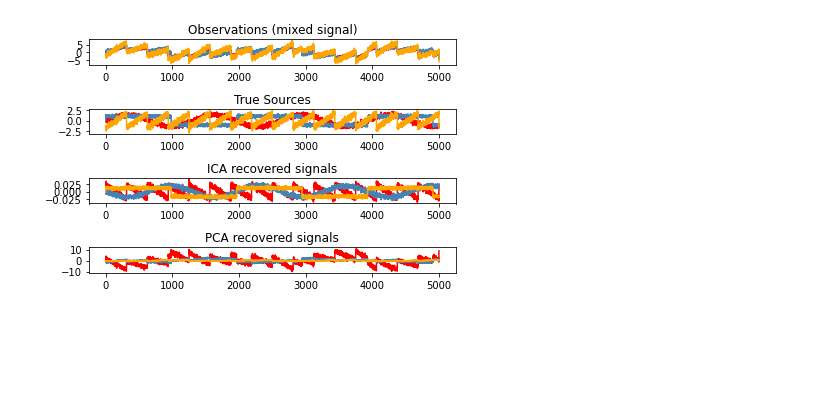
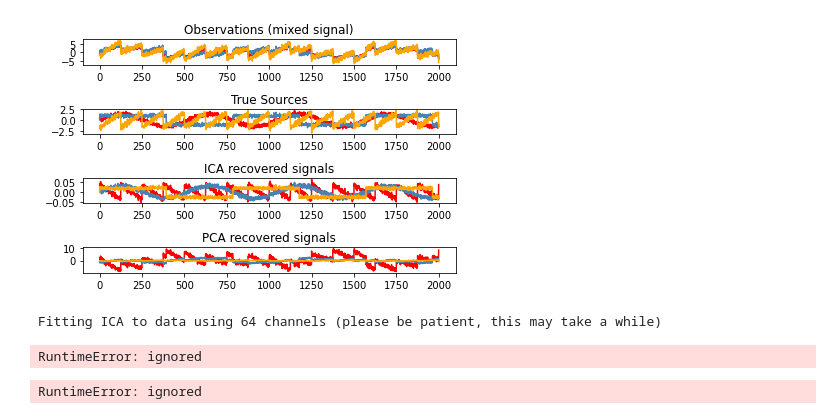
Before and after one commit to alonba/eeg-bss, a Jupyter notebook: FastICA.ipynb, the cells around one changed output. Cells and saved outputs as stored; diff of their text form; code cells hidden in the pictures; blank space fills up the shorter version.

Commit message:
Import the filtered data and install required libs (mne, pymatreader). Fail to run ICA

```diff
--- a/FastICA.ipynb
+++ b/FastICA.ipynb
@@ -10,7 +13,7 @@ from sklearn.decomposition import FastICA, PCA
 # #############################################################################
 # Generate sample data
 np.random.seed(0)
-n_samples = 1000
+n_samples = 2000
 time = np.linspace(0, 8, n_samples)
 
 s1 = np.sin(3 * time)  # Signal 1 : sinusoidal signal
@@ -33,31 +36,31 @@ A_ = ica.mixing_  # Get estimated mixing matrix
 # We can `prove` that the ICA model applies by reverting the unmixing.
 assert np.allclose(X, np.dot(S_, A_.T) + ica.mean_)
 
 # For comparison, compute PCA
 pca = PCA(n_components=3)
 H = pca.fit_transform(X)  # Reconstruct signals based on orthogonal components
 
 # #############################################################################
 # Plot results
 
 plt.figure()
 
 models = [X, S, S_, H]
 names = [
     "Observations (mixed signal)",
     "True Sources",
     "ICA recovered signals",
     "PCA recovered signals",
 ]
 colors = ["red", "steelblue", "orange"]
 
 for ii, (model, name) in enumerate(zip(models, names), 1):
     plt.subplot(4, 1, ii)
     plt.title(name)
     for sig, color in zip(model.T, colors):
         plt.plot(sig, color=color)
 
 plt.tight_layout()
 plt.show()
 # %% [output]
-[figure, old version]
+[figure, new version]
@@ -63,0 +76,11 @@ plt.show()
+# %%
+ica = mne.preprocessing.ICA(n_components=20, random_state=97, max_iter=800)
+ica.fit(eeglab_raw)
+# %% [output]
+Fitting ICA to data using 64 channels (please be patient, this may take a while)
+RuntimeError: ignored
+# %%
+ica = FastICA(n_components=3)
+S_ = ica.fit_transform(eeglab_raw)  # Reconstruct signals
+# %% [output]
+RuntimeError: ignored
```
Also changed, not shown: parts of 3 cells of this notebook.
